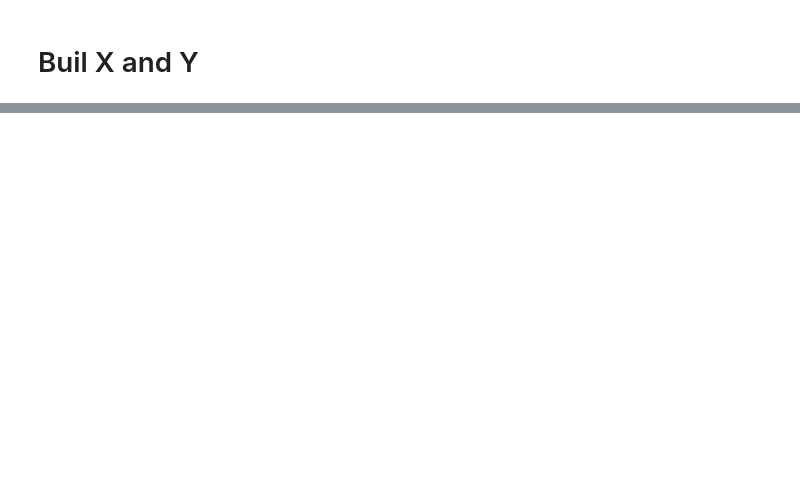
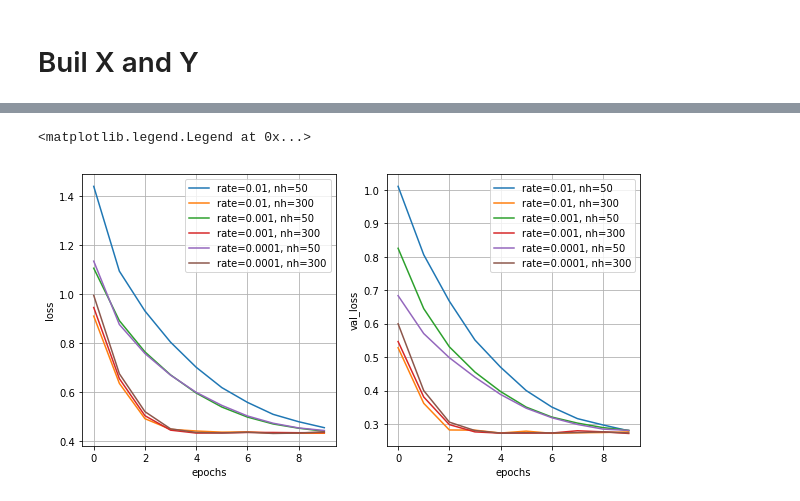
Before and after one commit to irissun96/ml_final-pj, a Jupyter notebook: neural network.ipynb, the cells around one changed output, grey strips where cells are left out. Drawn from its saved outputs; the diff is of its cells as text; code cells hidden in the pictures; blank space fills up the shorter version.

```diff
--- a/neural network.ipynb
+++ b/neural network.ipynb
@@ -80,0 +126,23 @@ plt.grid()
+# %%
+plt.figure(figsize=(10,5))
+
+for i in range(6):
+    plt.subplot(1,2,1)
+    plt.plot(loss_hist[i],
+             label='rate='+str(par[i][0])+', nh='+str(par[i][1]))
+    plt.subplot(1,2,2)
+    plt.plot(val_loss_hist[i],
+             label='rate='+str(par[i][0])+', nh='+str(par[i][1]))
+plt.subplot(1,2,1)
+plt.xlabel('epochs')
+plt.ylabel('loss')
+plt.grid()
+plt.legend()
+plt.subplot(1,2,2)
+plt.xlabel('epochs')
+plt.ylabel('val_loss')
+plt.grid()
+plt.legend()
+# %% [output]
+<matplotlib.legend.Legend at 0x...>
+[figure, added]
```
Also changed, not shown: parts of 15 cells of this notebook.
